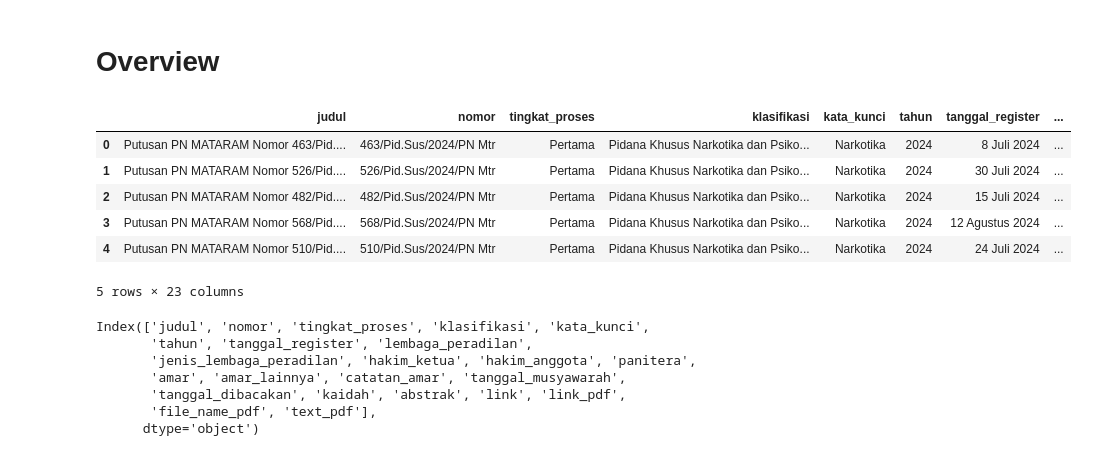
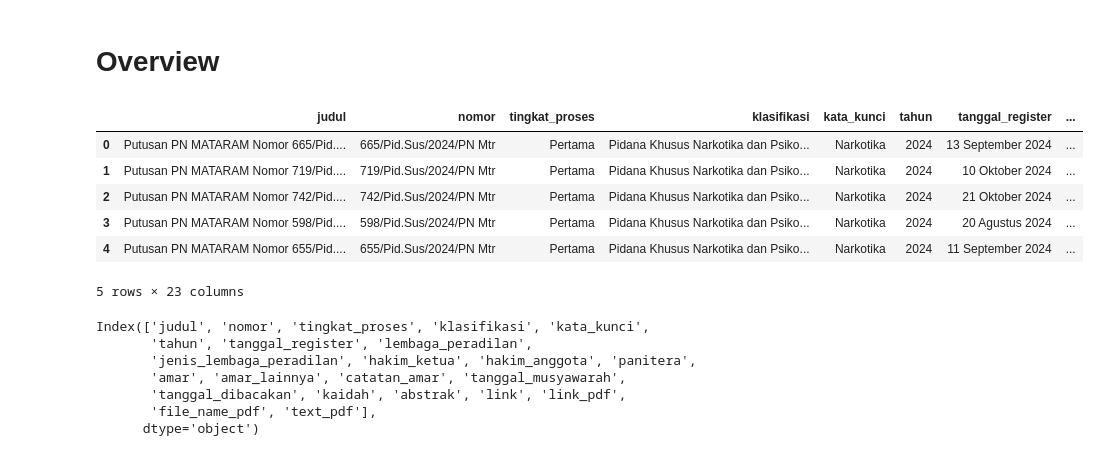
Before and after one commit to taaazz/Dataset-Narkotika_075_090, a Jupyter notebook: UAS_Scraping dan Overview PN Mataram 2024.ipynb, the cells around one changed output. Drawn from its saved outputs; the diff is of its cells as text; code cells hidden in the pictures.

```diff
--- a/UAS_Scraping dan Overview PN Mataram 2024.ipynb
+++ b/UAS_Scraping dan Overview PN Mataram 2024.ipynb
@@ -337,15 +337,15 @@ import re
 # from google.colab import drive
 # drive.mount('/content/drive')
 # %%
-df = pd.read_csv('D:\College\Semester 7\Temu Kembali Informasi (TKI)\Dataset-Narkotika_075_090\putusan_ma__2024-11-05.csv')
+df = pd.read_csv('.\csv_putusan_UAS\putusan_ma__2025-01-04.csv')
 df.head(5)
 # %% [output]
 |  | judul | nomor | tingkat_proses | klasifikasi | kata_kunci | tahun | tanggal_register | ... |
-| 0 | Putusan PN MATARAM Nomor 463/Pid.... | 463/Pid.Sus/2024/PN Mtr | Pertama | Pidana Khusus Narkotika dan Psiko... | Narkotika | 2024 | 8 Juli 2024 | ... |
-| 1 | Putusan PN MATARAM Nomor 526/Pid.... | 526/Pid.Sus/2024/PN Mtr | Pertama | Pidana Khusus Narkotika dan Psiko... | Narkotika | 2024 | 30 Juli 2024 | ... |
-| 2 | Putusan PN MATARAM Nomor 482/Pid.... | 482/Pid.Sus/2024/PN Mtr | Pertama | Pidana Khusus Narkotika dan Psiko... | Narkotika | 2024 | 15 Juli 2024 | ... |
-| 3 | Putusan PN MATARAM Nomor 568/Pid.... | 568/Pid.Sus/2024/PN Mtr | Pertama | Pidana Khusus Narkotika dan Psiko... | Narkotika | 2024 | 12 Agustus 2024 | ... |
-| 4 | Putusan PN MATARAM Nomor 510/Pid.... | 510/Pid.Sus/2024/PN Mtr | Pertama | Pidana Khusus Narkotika dan Psiko... | Narkotika | 2024 | 24 Juli 2024 | ... |
+| 0 | Putusan PN MATARAM Nomor 665/Pid.... | 665/Pid.Sus/2024/PN Mtr | Pertama | Pidana Khusus Narkotika dan Psiko... | Narkotika | 2024 | 13 September 2024 | ... |
+| 1 | Putusan PN MATARAM Nomor 719/Pid.... | 719/Pid.Sus/2024/PN Mtr | Pertama | Pidana Khusus Narkotika dan Psiko... | Narkotika | 2024 | 10 Oktober 2024 | ... |
+| 2 | Putusan PN MATARAM Nomor 742/Pid.... | 742/Pid.Sus/2024/PN Mtr | Pertama | Pidana Khusus Narkotika dan Psiko... | Narkotika | 2024 | 21 Oktober 2024 | ... |
+| 3 | Putusan PN MATARAM Nomor 598/Pid.... | 598/Pid.Sus/2024/PN Mtr | Pertama | Pidana Khusus Narkotika dan Psiko... | Narkotika | 2024 | 20 Agustus 2024 | ... |
+| 4 | Putusan PN MATARAM Nomor 655/Pid.... | 655/Pid.Sus/2024/PN Mtr | Pertama | Pidana Khusus Narkotika dan Psiko... | Narkotika | 2024 | 11 September 2024 | ... |
 5 rows × 23 columns
 # %%
 df.columns
```
Also changed, not shown: 2 other files.
